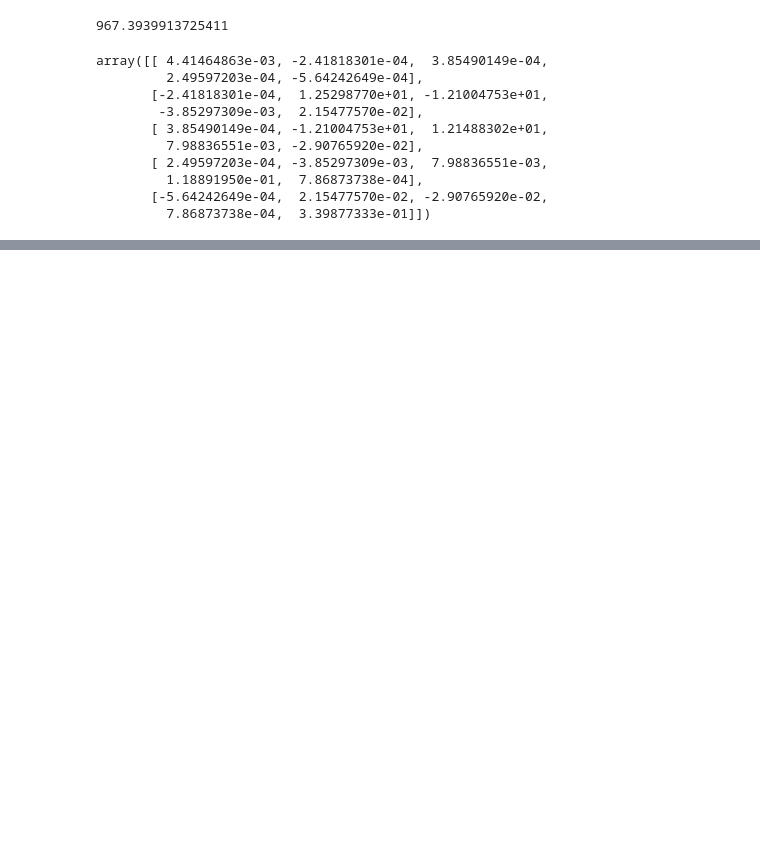
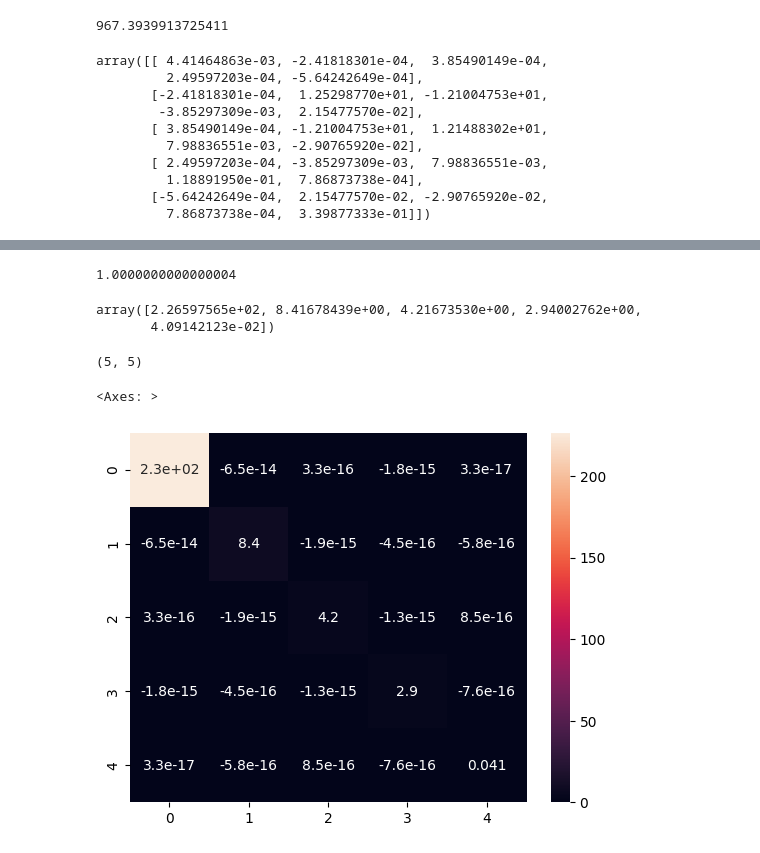
Before and after one commit to Sagittarius1377/DS-project-1, a Jupyter notebook: ds-project-1.ipynb, the cells around one changed output, grey strips where cells are left out. Saved outputs shown, nothing was run; the diff lists cells and outputs as text; code cells hidden in the pictures; blank space fills up the shorter version.

Commit message:
Kaggle Notebook | ds project-1 | updated

```diff
--- a/ds-project-1.ipynb
+++ b/ds-project-1.ipynb
@@ -184,0 +240,12 @@ array([[ 4.41464863e-03, -2.41818301e-04,  3.85490149e-04,
+# %%
+# Extracts all feature columns (except the last one) from the DataFrame and stores them as a NumPy array.
+
+X = np.array(feature_selected_data.iloc[:,0:-1])
+
+# covariance matrix of the features, treating each column as a variable.
+
+cov_mat = np.cov(X, rowvar = False)
+
+# Singular Value Decomposition (SVD) on the covariance matrix to obtain eigenvalues and eigenvectors.
+
+F = np.linalg.svd(cov_mat)
@@ -184,0 +312,28 @@ array([[ 4.41464863e-03, -2.41818301e-04,  3.85490149e-04,
+# %%
+# Normalized
+np.dot(E[:,0],E[:,0])
+# %% [output]
+1.0000000000000004
+# %%
+#eigen values matrix
+lamda
+# %% [output]
+array([2.26597565e+02, 8.41678439e+00, 4.21673530e+00, 2.94002762e+00,
+       4.09142123e-02])
+# %%
+# changing our data or projects the original data X onto the principal component axes (eigenvectors){PCA-transformed data}
+
+new_X = np.matmul(X,F[0])
+# %%
+# covariance matrix of the PCA-transformed data
+
+new_cov_mat = np.cov(new_X, rowvar=False)
+# %%
+new_cov_mat.shape
+# %% [output]
+(5, 5)
+# %%
+sns.heatmap(new_cov_mat, annot=True)
+# %% [output]
+<Axes: >
+[figure, added]
```
Also changed, not shown: parts of 18 cells of this notebook.
